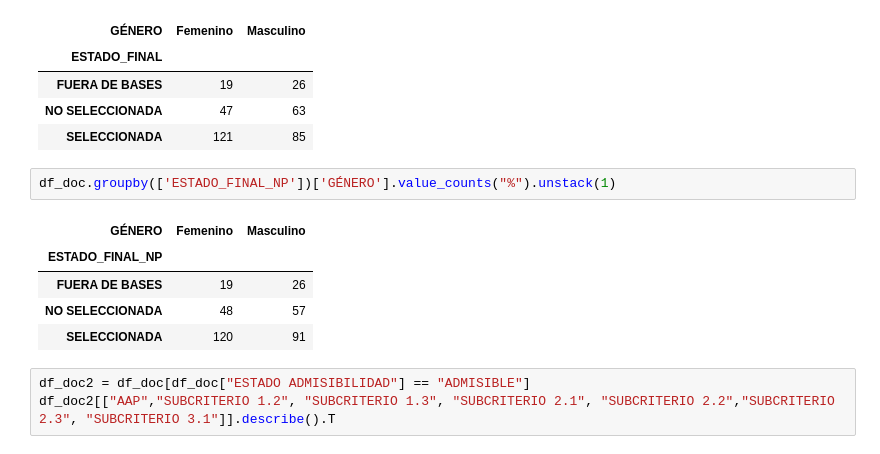
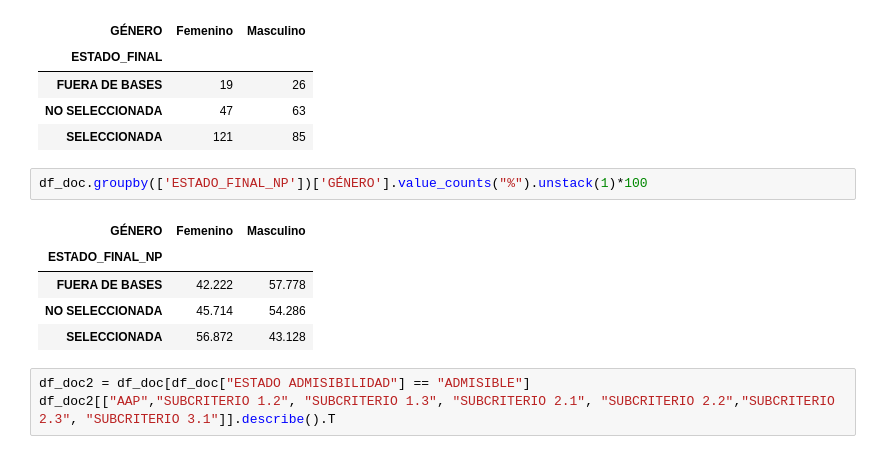
Before and after one commit to alvafox/Simulaciones-para-Becas-Chile, a Jupyter notebook: Doctorado_BCH_2022.ipynb, the cells around one changed output. Cells and saved outputs as stored; diff of their text form.

```diff
--- a/Doctorado_BCH_2022.ipynb
+++ b/Doctorado_BCH_2022.ipynb
@@ -216,13 +216,13 @@ df_doc.groupby(['ESTADO_FINAL'])['GÉNERO'].value_counts().unstack(1)
 | NO SELECCIONADA | 47 | 63 |
 | SELECCIONADA | 121 | 85 |
 # %%
-df_doc.groupby(['ESTADO_FINAL_NP'])['GÉNERO'].value_counts("%").unstack(1)
+df_doc.groupby(['ESTADO_FINAL_NP'])['GÉNERO'].value_counts("%").unstack(1)*100
 # %% [output]
 | GÉNERO | Femenino | Masculino |
 | ESTADO_FINAL_NP |  |  |
-| FUERA DE BASES | 19 | 26 |
-| NO SELECCIONADA | 48 | 57 |
-| SELECCIONADA | 120 | 91 |
+| FUERA DE BASES | 42.222 | 57.778 |
+| NO SELECCIONADA | 45.714 | 54.286 |
+| SELECCIONADA | 56.872 | 43.128 |
 # %%
 df_doc2 = df_doc[df_doc["ESTADO ADMISIBILIDAD"] == "ADMISIBLE"]
 df_doc2[["AAP","SUBCRITERIO 1.2", "SUBCRITERIO 1.3", "SUBCRITERIO 2.1", "SUBCRITERIO 2.2","SUBCRITERIO 2.3", "SUBCRITERIO 3.1"]].describe().T
```
